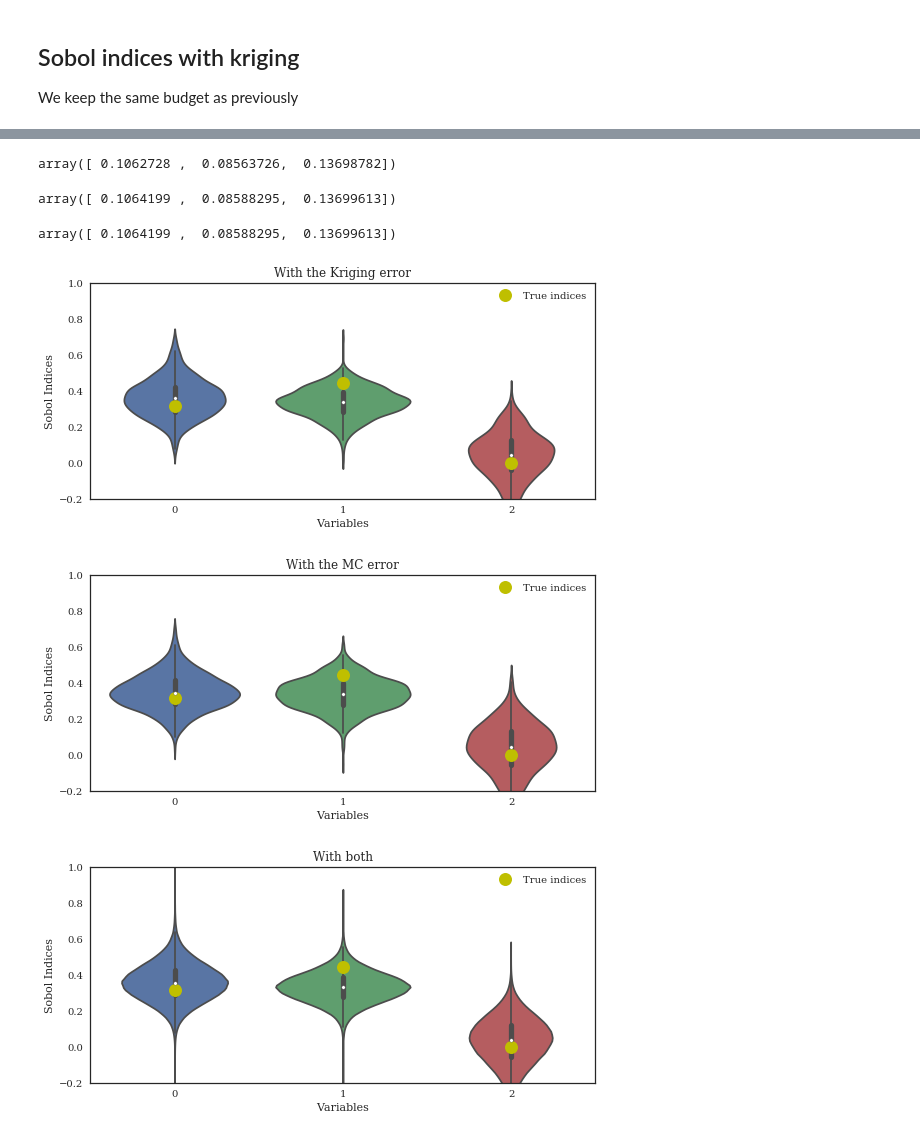
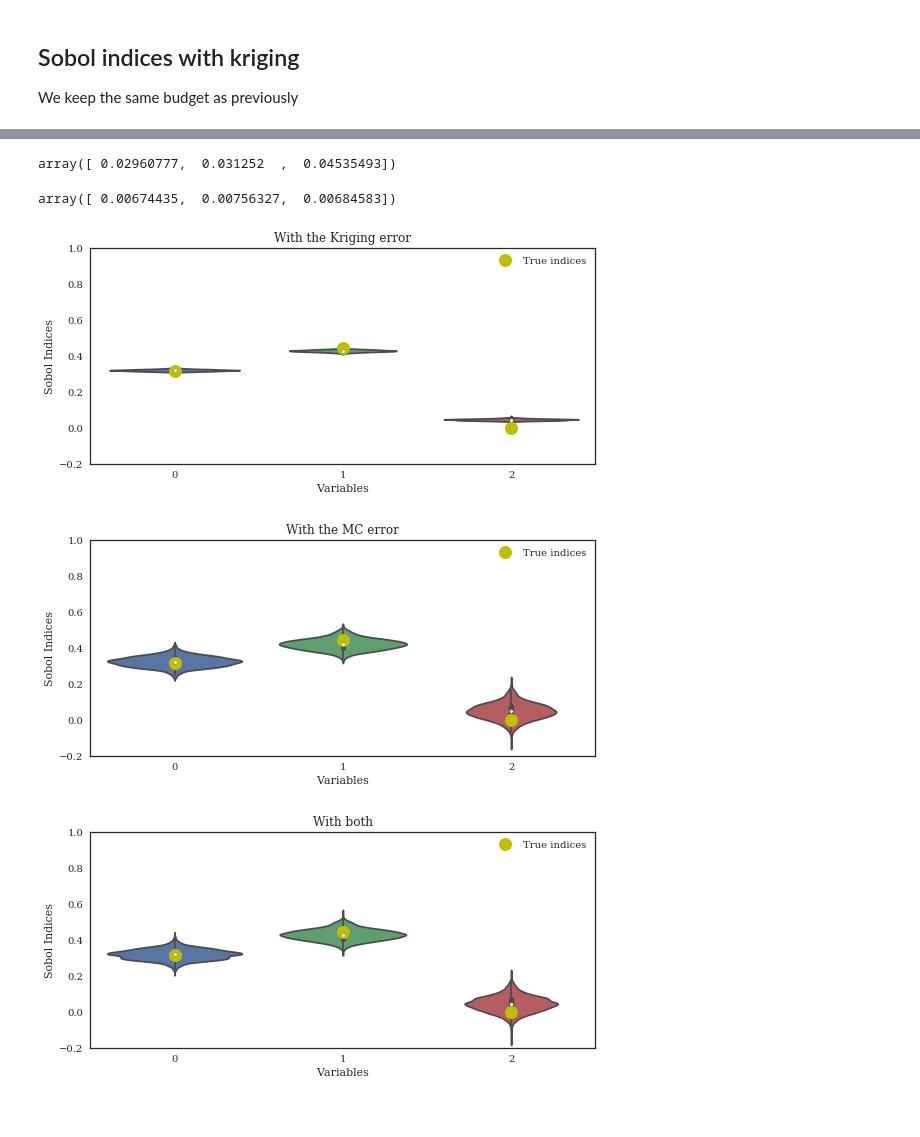
Before and after one commit to josephmure/otshapley, a Jupyter notebook: examples/kriking/kriging-sobol-ishigami.ipynb, the cells around one changed output, grey strips where cells are left out. Saved outputs shown, nothing was run; the diff lists cells and outputs as text; code cells hidden in the pictures.

```diff
--- a/examples/kriking/kriging-sobol-ishigami.ipynb
+++ b/examples/kriking/kriging-sobol-ishigami.ipynb
@@ -52,6 +54,6 @@ kriging.build_model(n_sample_kriging=n_sample_kriging)
 %%time
 n_realization = 500
 n_boot = 1000
-n_sample_mc = 100
+n_sample_mc = 1000
 first_indices = kriging.compute_indices(n_sample=n_sample_mc, n_realization=n_realization, n_boot=n_boot)
 # %% [output]
@@ -68,21 +70,17 @@ violin_plot_indices(first_indices.reshape(dim, -1).T, true_indices=ishigami_true
 var_MC = first_indices.std(axis=2).mean(axis=1)
 var_MC
 # %% [output]
-array([ 0.1062728 ,  0.08563726,  0.13698782])
+array([ 0.02960777,  0.031252  ,  0.04535493])
 # %%
 var_kriging = first_indices.std(axis=1).mean(axis=1)
 var_kriging
 # %% [output]
-array([ 0.1064199 ,  0.08588295,  0.13699613])
+array([ 0.00674435,  0.00756327,  0.00684583])
-# %%
-first_indices.std(axis=1).mean(axis=1)
-# %% [output]
-array([ 0.1064199 ,  0.08588295,  0.13699613])
 # %%
-violin_plot_indices(first_indices[:, :, 1].T, true_indices=ishigami_true_indices, title="With the Kriging error", xlim=[-0.2, 1])
+violin_plot_indices(first_indices[:, :, 0].T, true_indices=ishigami_true_indices, title="With the Kriging error", xlim=[-0.2, 1])
 violin_plot_indices(first_indices[:, 0, :].T, true_indices=ishigami_true_indices, title="With the MC error", xlim=[-0.2, 1])
 violin_plot_indices(first_indices.reshape(dim, -1).T, true_indices=ishigami_true_indices, title="With both", xlim=[-0.2, 1])
 # %% [output]
-[figure, old version]
+[figure, new version]
-[figure, old version]
+[figure, new version]
-[figure, old version]
+[figure, new version]
```
Also changed, not shown: parts of 3 cells of this notebook, 1 other file.
